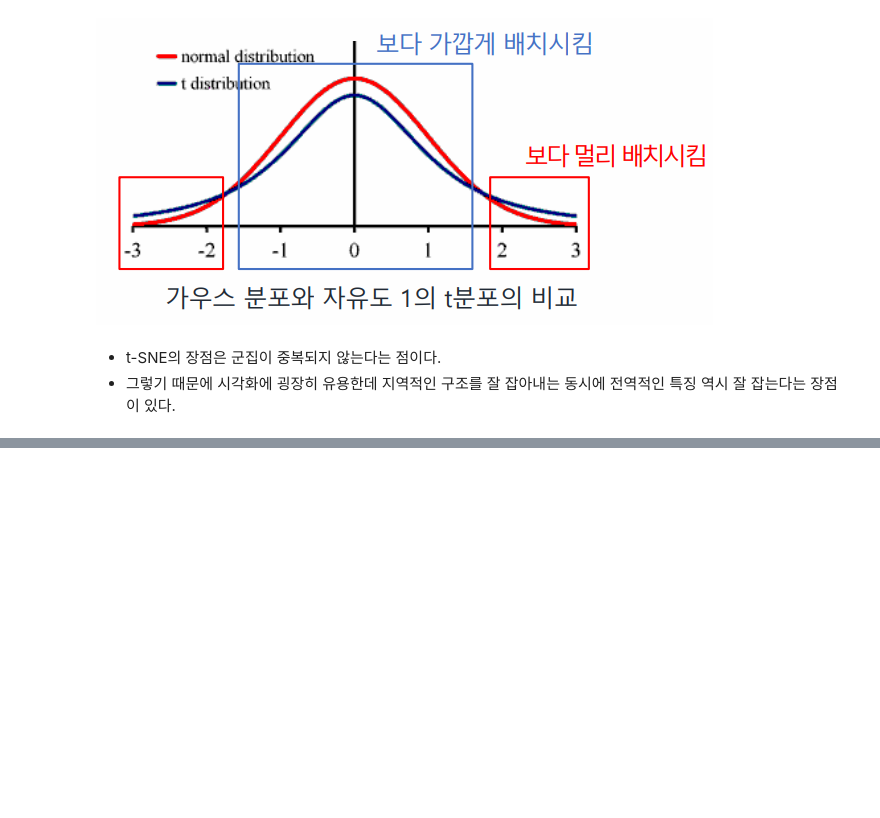
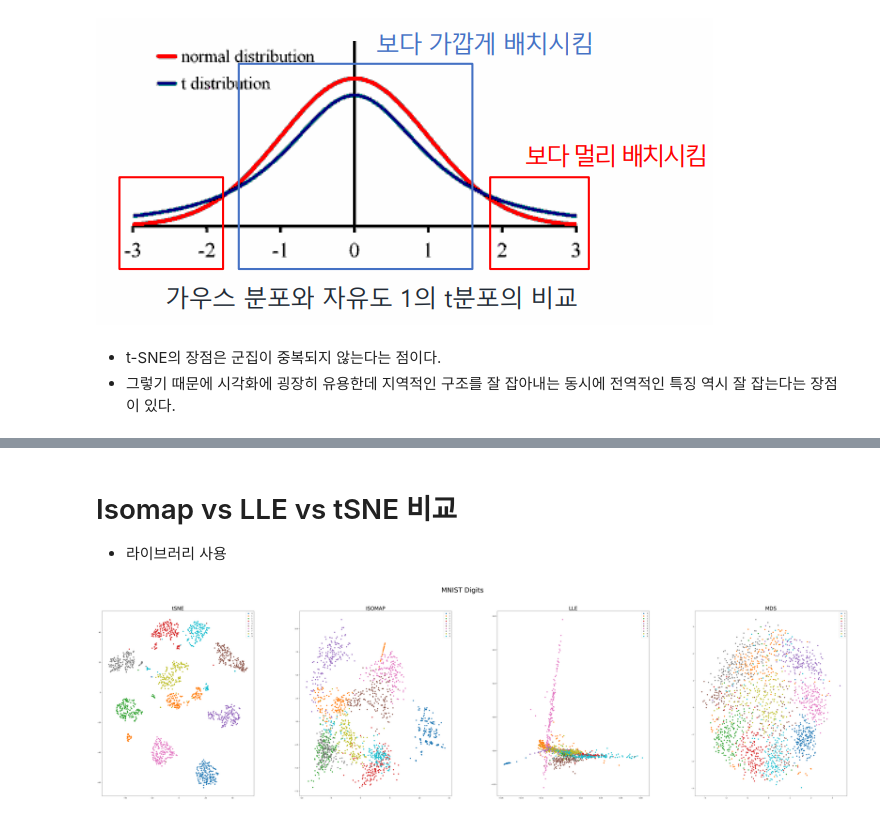
Before and after one commit to crimama/BA, a Jupyter notebook: 1.Dimensionality Reduction/3.non_linear.ipynb, the cells around one changed output, grey strips where cells are left out. Drawn from its saved outputs; the diff is of its cells as text; code cells hidden in the pictures; blank space fills up the shorter version.

Commit message:
nonlinear

```diff
--- a/1.Dimensionality Reduction/3.non_linear.ipynb
+++ b/1.Dimensionality Reduction/3.non_linear.ipynb
@@ -299,0 +315,37 @@ TypeError: return arrays must be of ArrayType
+# %% [markdown]
+# Isomap vs LLE vs tSNE 비교
+- 라이브러리 사용
+# %%
+class method_class:
+    MDS = MDS(n_components=2)
+    tSNE = TSNE()
+    ISOMAP = Isomap()
+    LLE = LocallyLinearEmbedding(n_neighbors=20,
+                            n_components = 2,
+                            eigen_solver = 'auto',
+                            method='standard',)
+
+def plot_nonlinear_embedding(embed,input_x,input_y,Title,axes):
+    embed_x = embed.fit_transform(input_x)
+    for i in range(10):
+        axes.scatter(embed_x[input_y==i][:,0],
+                    embed_x[input_y==i][:,1],
+                    label = i)
+        axes.legend()
+    axes.set_title(Title,fontsize=30)
+
+from sklearn.manifold import TSNE,Isomap,LocallyLinearEmbedding,MDS
+f, axes = plt.subplots(1,4,figsize=(80,20))
+f.set_size_inches((80, 20))
+f.suptitle('MNIST Digits', fontsize = 40)
+plt.subplots_adjust(wspace = 0.3, hspace = 0.3)
+
+for i,title in enumerate(['tSNE','ISOMAP','LLE','MDS']):
+    exec(f'method = method_class.{title}')
+    plot_nonlinear_embedding(embed = method,
+                            input_x = input_x,
+                            input_y = input_y,
+                            Title = title,
+                            axes = axes[i])
+# %% [output]
+[figure, added]
```
Also changed, not shown: parts of 5 cells of this notebook, 1 other file.
